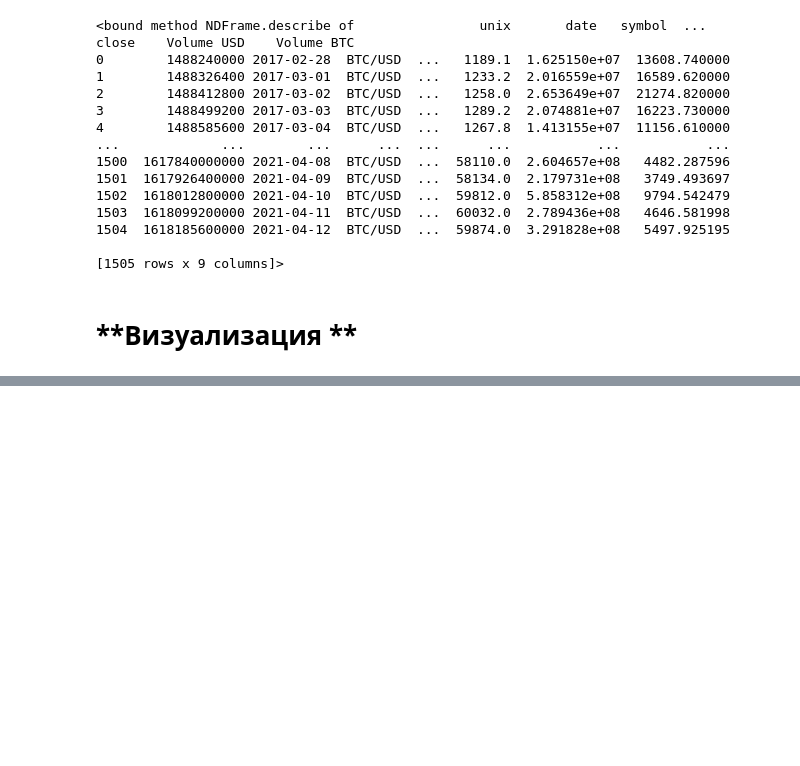
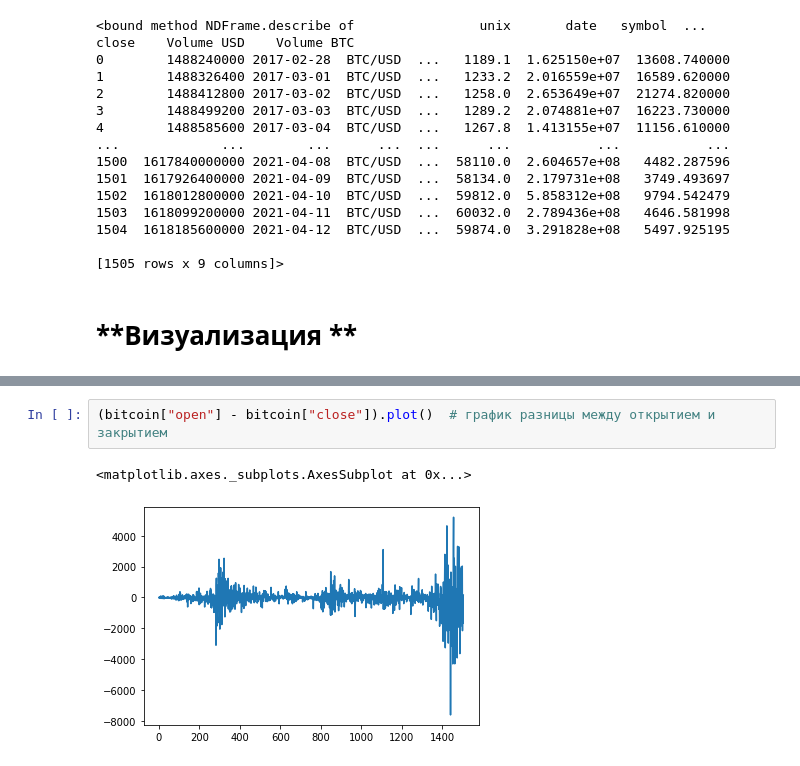
Before and after one commit to QAtester-MM/-----------------------------, a Jupyter notebook: Crypto_BTC.ipynb, the cells around one changed output, grey strips where cells are left out. Saved outputs shown, nothing was run; the diff lists cells and outputs as text; blank space fills up the shorter version.

```diff
--- a/Crypto_BTC.ipynb
+++ b/Crypto_BTC.ipynb
@@ -69,0 +75,5 @@ bitcoin["high"].plot()
+# %%
+(bitcoin["open"] - bitcoin["close"]).plot()  # график разницы между открытием и закрытием
+# %% [output]
+<matplotlib.axes._subplots.AxesSubplot at 0x...>
+[figure, added]
```
Also changed, not shown: parts of 27 cells of this notebook.
